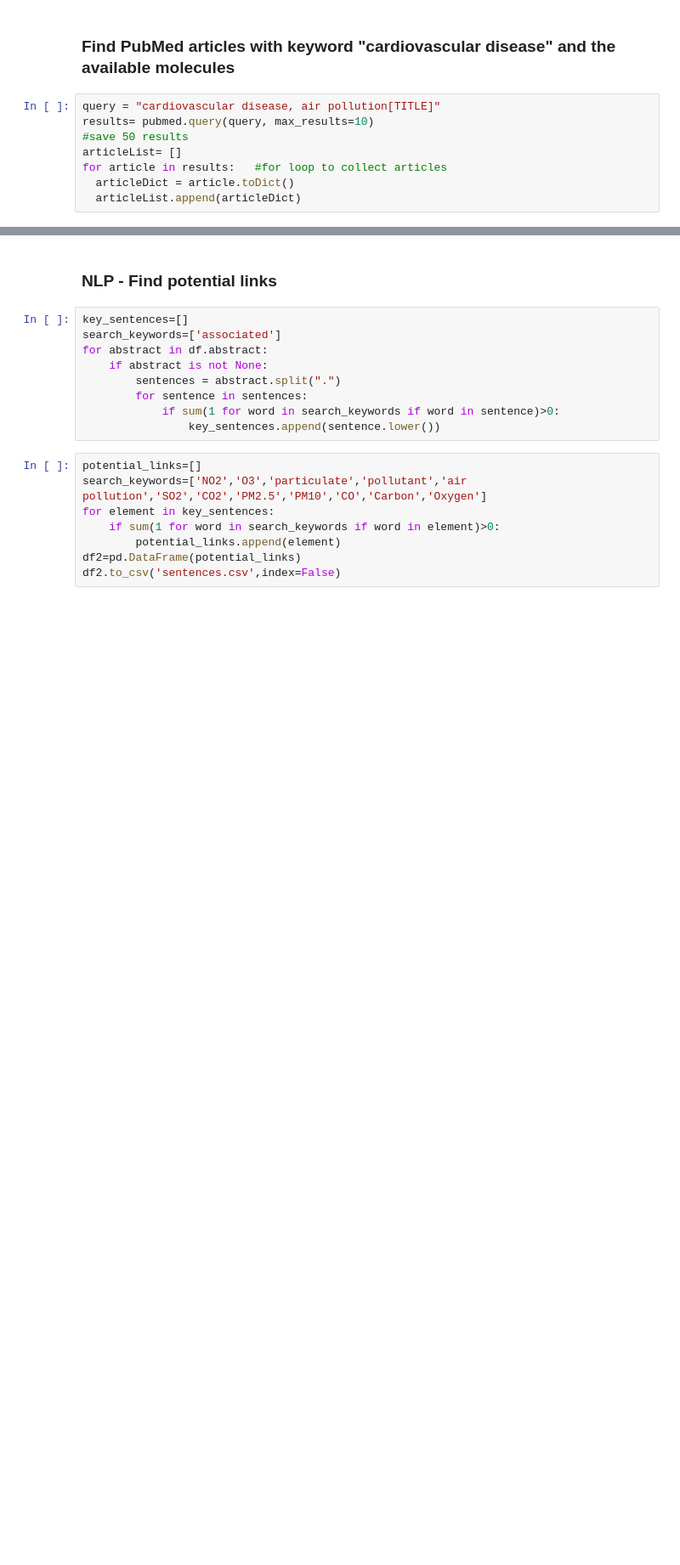
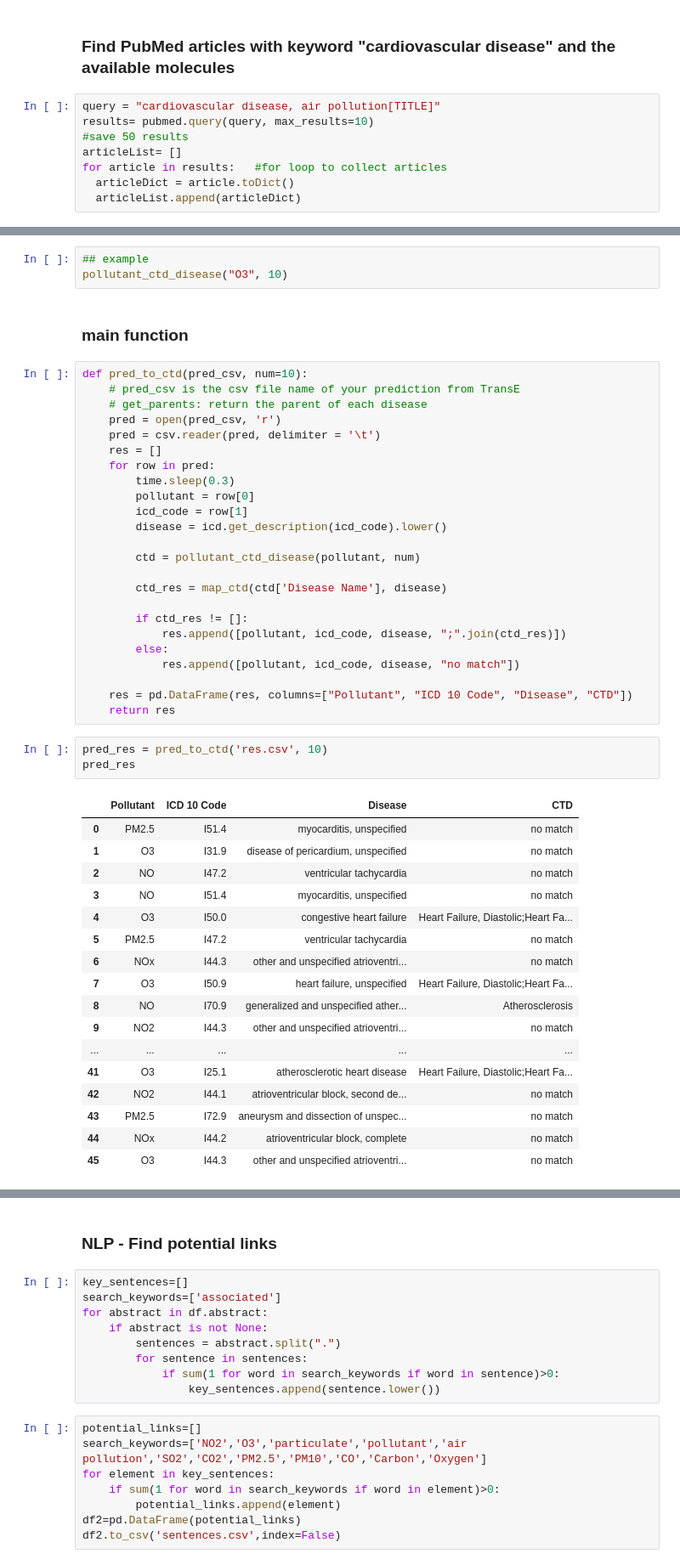
Before and after one commit to arthurhughes27/WBD-project, a Jupyter notebook: WBD File.ipynb, the cells around one changed output, grey strips where cells are left out. Shown at 85% size. Drawn from its saved outputs; the diff is of its cells as text; blank space fills up the shorter version.

```diff
--- a/WBD File.ipynb
+++ b/WBD File.ipynb
@@ -127,0 +216,50 @@ query_to_mesh("ozone, disease[TITLE]", 30)
+# %%
+## example
+pollutant_ctd_disease("O3", 10)
+# %% [markdown]
+### main function
+# %%
+def pred_to_ctd(pred_csv, num=10):
+    # pred_csv is the csv file name of your prediction from TransE
+    # get_parents: return the parent of each disease
+    pred = open(pred_csv, 'r')
+    pred = csv.reader(pred, delimiter = '\t')
+    res = []
+    for row in pred:
+        time.sleep(0.3)
+        pollutant = row[0]
+        icd_code = row[1]
+        disease = icd.get_description(icd_code).lower()
+
+        ctd = pollutant_ctd_disease(pollutant, num)
+
+        ctd_res = map_ctd(ctd['Disease Name'], disease)
+
+        if ctd_res != []:
+            res.append([pollutant, icd_code, disease, ";".join(ctd_res)])
+        else:
+            res.append([pollutant, icd_code, disease, "no match"])
+
+    res = pd.DataFrame(res, columns=["Pollutant", "ICD 10 Code", "Disease", "CTD"])
+    return res
+# %%
+pred_res = pred_to_ctd('res.csv', 10)
+pred_res
+# %% [output]
+|  | Pollutant | ICD 10 Code | Disease | CTD |
+| 0 | PM2.5 | I51.4 | myocarditis, unspecified | no match |
+| 1 | O3 | I31.9 | disease of pericardium, unspecified | no match |
+| 2 | NO | I47.2 | ventricular tachycardia | no match |
+| 3 | NO | I51.4 | myocarditis, unspecified | no match |
+| 4 | O3 | I50.0 | congestive heart failure | Heart Failure, Diastolic;Heart Fa... |
+| 5 | PM2.5 | I47.2 | ventricular tachycardia | no match |
+| 6 | NOx | I44.3 | other and unspecified atrioventri... | no match |
+| 7 | O3 | I50.9 | heart failure, unspecified | Heart Failure, Diastolic;Heart Fa... |
+| 8 | NO | I70.9 | generalized and unspecified ather... | Atherosclerosis |
+| 9 | NO2 | I44.3 | other and unspecified atrioventri... | no match |
+| ... | ... | ... | ... | ... |
+| 41 | O3 | I25.1 | atherosclerotic heart disease | Heart Failure, Diastolic;Heart Fa... |
+| 42 | NO2 | I44.1 | atrioventricular block, second de... | no match |
+| 43 | PM2.5 | I72.9 | aneurysm and dissection of unspec... | no match |
+| 44 | NOx | I44.2 | atrioventricular block, complete | no match |
+| 45 | O3 | I44.3 | other and unspecified atrioventri... | no match |
```
Also changed, not shown: parts of 21 cells of this notebook.
